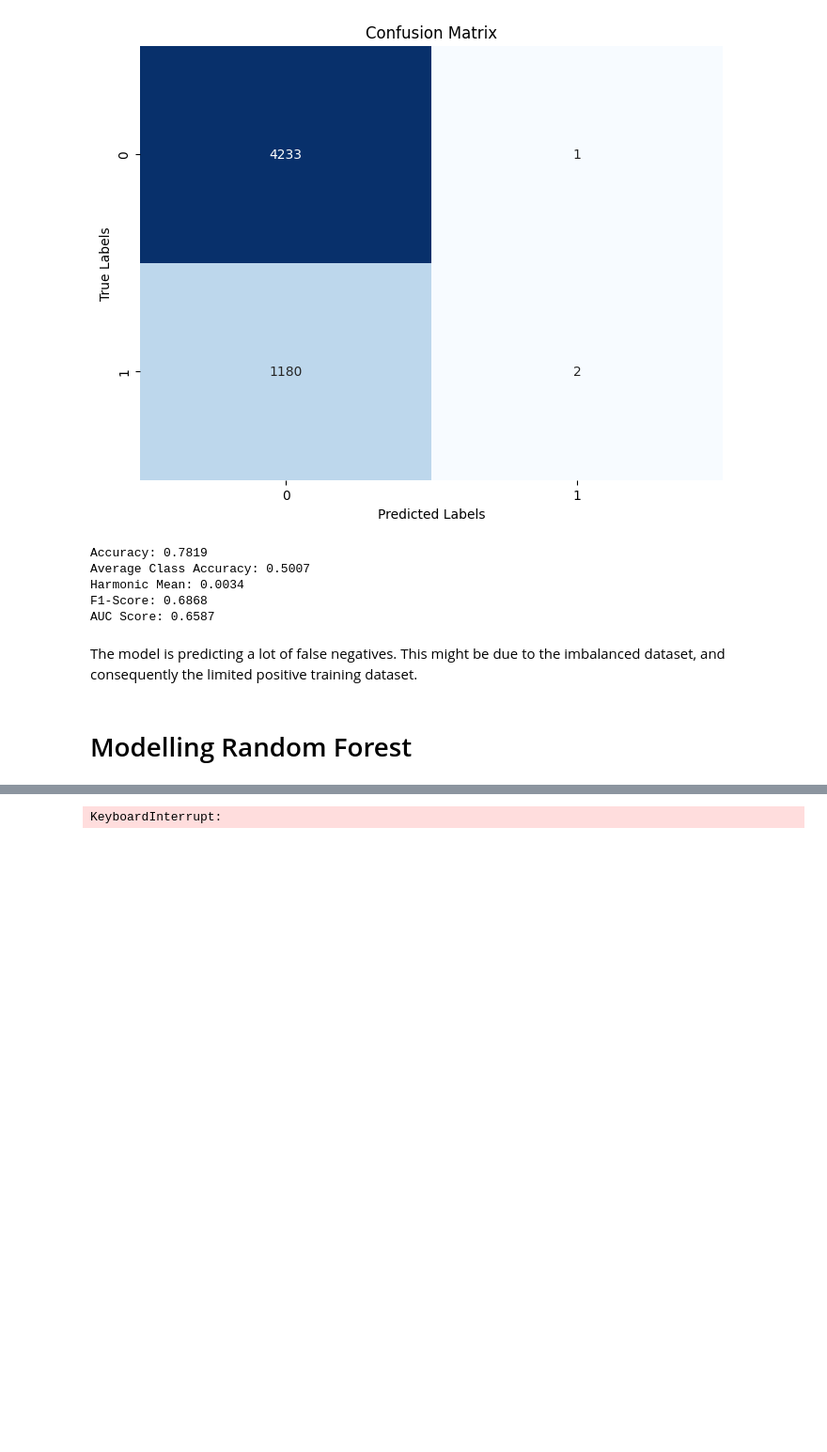
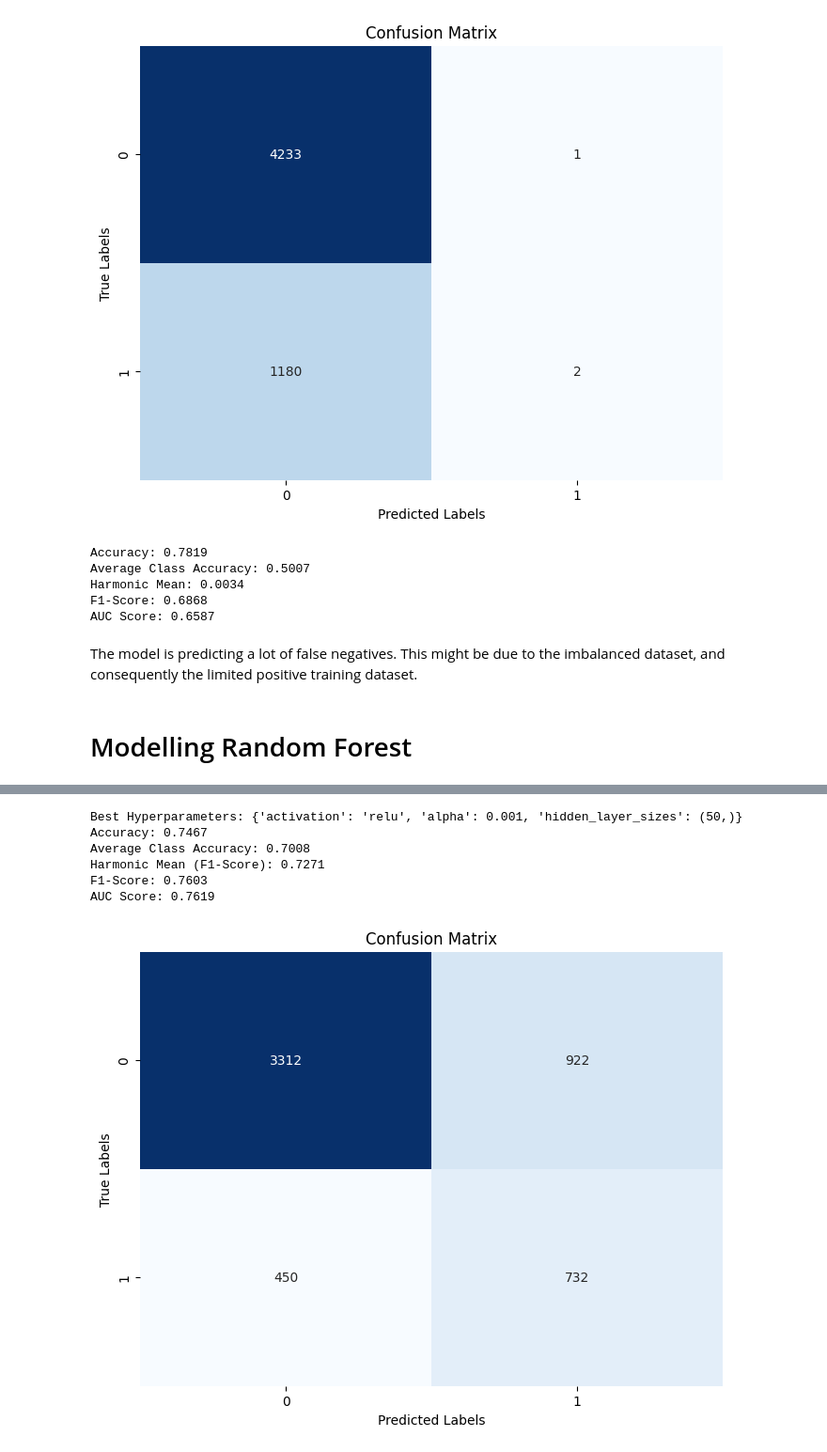
Before and after one commit to win-laeyee/credit_card_default, a Jupyter notebook: eda, pre-process, model, eval.ipynb, the cells around one changed output, grey strips where cells are left out. Shown at 94% size. Cells and saved outputs as stored; diff of their text form; code cells hidden in the pictures; blank space fills up the shorter version.

Commit message:
modelling neural networks

```diff
--- a/eda, pre-process, model, eval.ipynb
+++ b/eda, pre-process, model, eval.ipynb
@@ -517,0 +519,14 @@ print(f"AUC Score: {roc_auc:.4f}")
+# %%
+scaler = StandardScaler()
+X_train = scaler.fit_transform(X_train)
+X_test = scaler.transform(X_test)
+param_grid = {
+    'hidden_layer_sizes': [(50,), (100,), (50, 50), (100, 50)],
+    'activation': ['relu', 'tanh'],
+    'alpha': [0.0001, 0.001, 0.01],
+}
+# %%
+nn_model = MLPClassifier(max_iter=1000, random_state=42)
+grid_search = GridSearchCV(nn_model, param_grid, cv=5, scoring='accuracy', n_jobs=-1)
+grid_search.fit(X_train, y_train)
+best_params = grid_search.best_params_
@@ -517,0 +536,3 @@ print(f"AUC Score: {roc_auc:.4f}")
+# %%
+best_nn_model = MLPClassifier(max_iter=1000, random_state=42, **best_params)
+best_nn_model.fit(X_train_resampled, y_train_resampled)
@@ -518,47 +542,41 @@ print(f"AUC Score: {roc_auc:.4f}")
+# %%
+y_pred = best_nn_model.predict(X_test)
 # %%
-scaler = StandardScaler()
-X_train = scaler.fit_transform(X_train)
-X_test = scaler.transform(X_test)
+# Calculate the confusion matrix
+conf_matrix = confusion_matrix(y_test, y_pred)
 
-param_grid = {
-    'C': [0.1, 1, 10],
-    'kernel': ['linear', 'poly', 'rbf'],
-    'gamma': ['scale', 'auto', 0.1, 1],
-}
+# Calculate accuracy
+accuracy = accuracy_score(y_test, y_pred)
 
-svm_model = SVC(random_state=42, probability=True)
-grid_search = GridSearchCV(svm_model, param_grid, cv=5, scoring='accuracy', n_jobs=-1)
-grid_search.fit(X_train, y_train)
-best_params = grid_search.best_params_
+# Calculate AUC score
+roc_auc = roc_auc_score(y_test, best_nn_model.predict_proba(X_test)[:, 1])
 
-smote = SMOTE(random_state=42)
-X_train_resampled, y_train_resampled = smote.fit_resample(X_train, y_train)
+# Calculate other metrics using classification_report
+class_report = classification_report(y_test, y_pred, target_names=['Class 0', 'Class 1'], output_dict=True)
+avg_class_accuracy = (class_report['Class 0']['recall'] + class_report['Class 1']['recall']) / 2
+harmonic_mean = 2 * (class_report['Class 0']['precision'] * class_report['Class 1']['recall']) / (class_report['Class 0']['precision'] + class_report['Class 1']['recall'])
+f1_score = class_report['weighted avg']['f1-score']
 
-best_svm_model = SVC(random_state=42, probability=True, **best_params)
-best_svm_model.fit(X_train_resampled, y_train_resampled)
+# Print the evaluation metrics and best parameters
+print(f"Best Hyperparameters: {best_params}")
+print(f"Accuracy: {accuracy:.4f}")
+print(f"Average Class Accuracy: {avg_class_accuracy:.4f}")
+print(f"Harmonic Mean (F1-Score): {harmonic_mean:.4f}")
+print(f"F1-Score: {f1_score:.4f}")
+print(f"AUC Score: {roc_auc:.4f}")
 
-y_pred = best_svm_model.predict(X_test)
-
-
-conf_matrix = confusion_matrix(y_test, y_pred)
+# Plot the confusion matrix
 plt.figure(figsize=(8, 6))
 sns.heatmap(conf_matrix, annot=True, fmt="d", cmap="Blues", cbar=False)
 plt.xlabel("Predicted Labels")
 plt.ylabel("True Labels")
 plt.title("Confusion Matrix")
 plt.show()
-
-accuracy = accuracy_score(y_test, y_pred)
-roc_auc = roc_auc_score(y_test, best_svm_model.predict_proba(X_test)[:, 1])
-class_report = classification_report(y_test, y_pred, target_names=['Class 0', 'Class 1'], output_dict=True)
-avg_class_accuracy = (class_report['Class 0']['recall'] + class_report['Class 1']['recall']) / 2
-harmonic_mean = 2 * (class_report['Class 0']['precision'] * class_report['Class 1']['recall']) / (class_report['Class 0']['precision'] + class_report['Class 1']['recall'])
-f1_score = class_report['weighted avg']['f1-score']
-print(f"Best Hyperparameters: {best_params}")
-print(f"Accuracy: {accuracy:.4f}")
-print(f"Average Class Accuracy: {avg_class_accuracy:.4f}")
-print(f"Harmonic Mean: {harmonic_mean:.4f}")
-print(f"F1-Score: {f1_score:.4f}")
-print(f"AUC Score: {roc_auc:.4f}")
 # %% [output]
-KeyboardInterrupt:
+Best Hyperparameters: {'activation': 'relu', 'alpha': 0.001, 'hidden_layer_sizes': (50,)}
+Accuracy: 0.7467
+Average Class Accuracy: 0.7008
+Harmonic Mean (F1-Score): 0.7271
+F1-Score: 0.7603
+AUC Score: 0.7619
+[figure, added]
```
Also changed, not shown: parts of 8 cells of this notebook.
